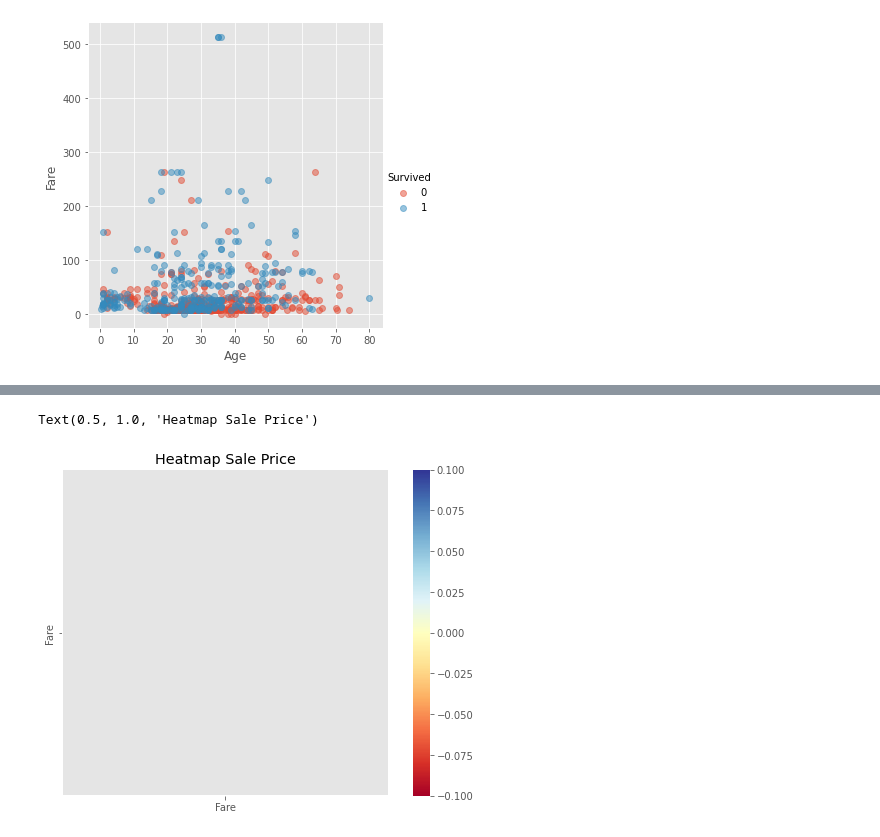
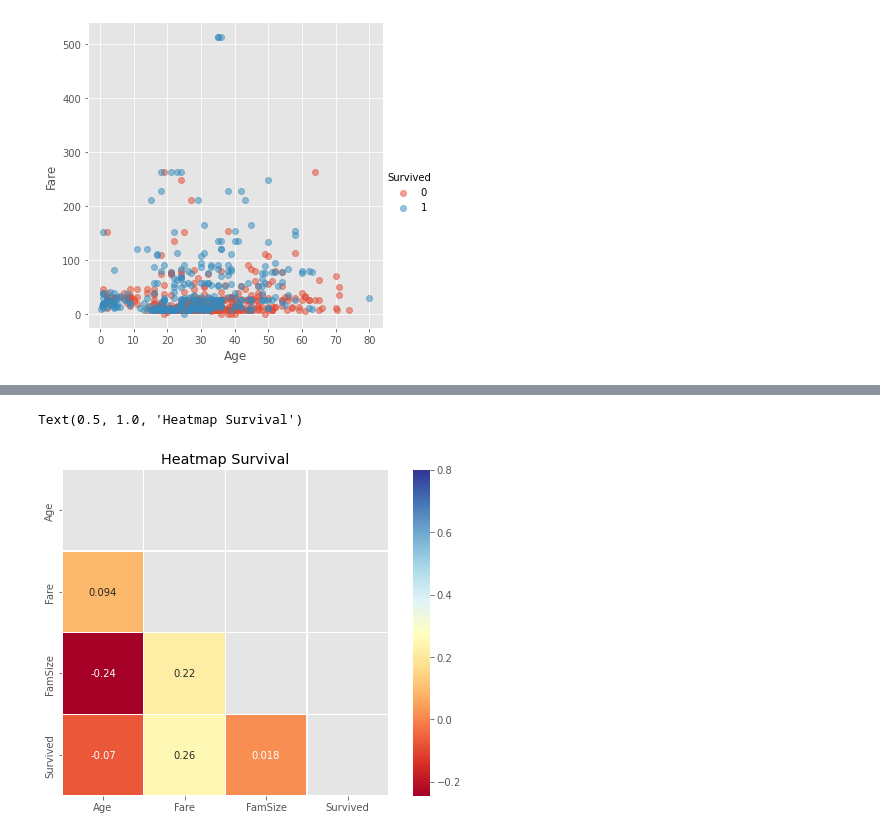
Before and after one commit to cgoeser1/MSDS422_course_assignments, a Jupyter notebook: Titanic(2021OCT17).ipynb, the cells around one changed output, grey strips where cells are left out. Cells and saved outputs as stored; diff of their text form; code cells hidden in the pictures.

```diff
--- a/Titanic(2021OCT17).ipynb
+++ b/Titanic(2021OCT17).ipynb
@@ -72,8 +72,10 @@ os.getcwd()
 Load train and test files into Pandas dataframes.
 # %%
 ## Get data from the provided CSV files.
-train = pd.read_csv('train_titanic.csv')
-test = pd.read_csv('test_titanic.csv')
+train_url = 'https://gitcdn.link/repo/cgoeser1/MSDS422_course_assignments/main/train_titanic.csv'
+train = pd.read_csv(train_url)
+test_url = 'https://gitcdn.link/repo/cgoeser1/MSDS422_course_assignments/main/test_titanic.csv'
+test = pd.read_csv(test_url)
 # %%
 test.info()
 # %% [output]
@@ -279,10 +326,5 @@ dtype: int64
 # %%
 
 train.Cabin = train.Cabin.astype('str')
-train.Deck = train.Cabin.str[0]
-train.Cabin = train.Cabin.fillna('no_cabin')
-#train.Cabin.unique()
-#cabin_vals = list(train.Cabin.unique())
-#cabin_vals.remove('no_cabin')
-## type(cabin_vals)
-#cabin_vals[0:10]
+train['Deck'] = train.Cabin.str[0]
+train = train.drop(['Cabin'], axis=1)
@@ -309,3 +331,18 @@ Name: Cabin, dtype: object
+# %%
+
+train.Deck.replace('n','no_cabin', inplace=True)
+train.Deck.replace('C','C_cabin', inplace=True)
+train.Deck.replace('E','E_cabin', inplace=True)
+train.Deck.replace('G','G_cabin', inplace=True)
+train.Deck.replace('D','D_cabin', inplace=True)
+train.Deck.replace('A','A_cabin', inplace=True)
+train.Deck.replace('B','B_cabin', inplace=True)
+train.Deck.replace('F','F_cabin', inplace=True)
+train.Deck.replace('T','T_cabin', inplace=True)
+train.Deck.unique()
+## Putting Target Feature in the last position of dataframe for easy reference in heatmap. -cpg
+last_column = train.pop('Survived')
+train['Survived']=last_column
 # %%
 train.head()
 # %% [output]
@@ -317,0 +377,4 @@ train.head()
+# %%
+drop_list = ["PassengerId","Name","Ticket",'Sex',"Deck",'Embarked']
+train_keep = train.drop(labels=drop_list, axis=1)
+train_keep.head()
@@ -318,23 +388,22 @@ train.head()
 # %%
 ### **View the UNSCALED correlation between select features and target.**
-train["CabinYN"] = train.
+##train_list = train.columns.to_list()
 # Create a correlation heatmap to find out which 4 variables -AA (Chad added sq ft)
-# "HouseAge", "OverallQual", "LotArea" is more correlated with "SalePrice"
 # Create a df for correlation.
-columns = ['Fare','Pclass']
-df_corr = train[columns]
+##columns = ['Pclass','Sex', 'Embarked', 'Deck']
+df_corr = train_keep
 # setting up the heatmap
 corrmat = df_corr.corr()
 
 # mask similar squares
 mask = np.triu(np.ones_like(corrmat,dtype=bool))
 
 # set the figure size
 f, ax = plt.subplots(figsize=(9, 6))
 
 # pass the data and set the parameters
 sns.heatmap(corrmat, vmax=.8, square=True, annot=True, cmap='RdYlBu', linewidths=.5, mask=mask)
-plt.title('Heatmap Sale Price')
+plt.title('Heatmap Survival')
 # %% [output]
-Text(0.5, 1.0, 'Heatmap Sale Price')
+Text(0.5, 1.0, 'Heatmap Survival')
-[figure, old version]
+[figure, new version]
```
Also changed, not shown: parts of 34 cells of this notebook.
